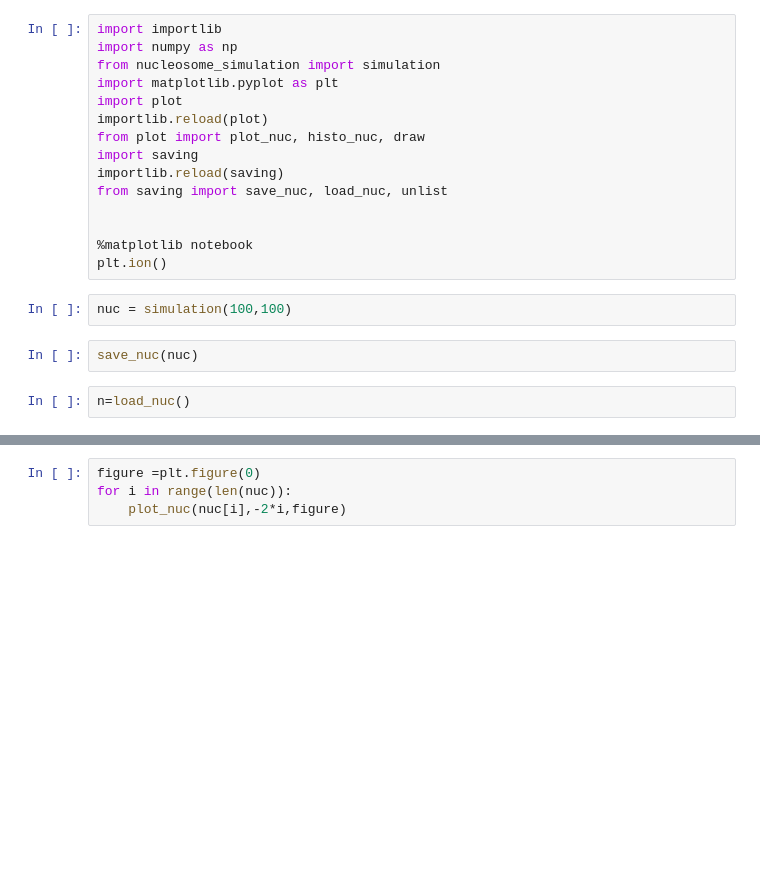
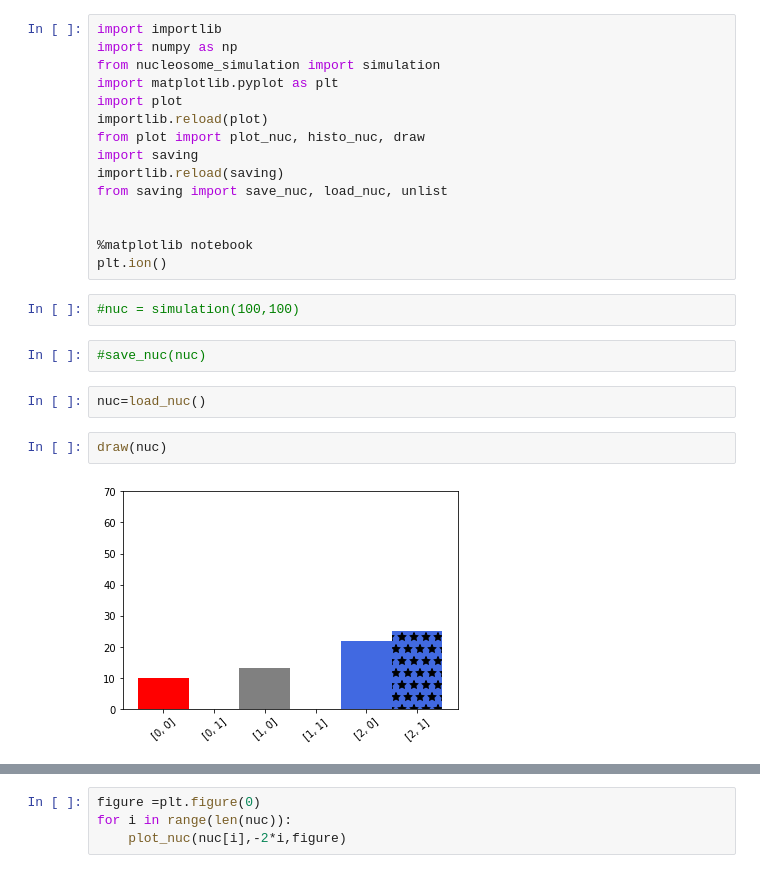
Before and after one commit to ranahoury/projet_mod, a Jupyter notebook: Notre Projet mais avec des classes.ipynb, the cells around one changed output, grey strips where cells are left out. Cells and saved outputs as stored; diff of their text form; blank space fills up the shorter version.

```diff
--- a/Notre Projet mais avec des classes.ipynb
+++ b/Notre Projet mais avec des classes.ipynb
@@ -14,8 +14,12 @@ from saving import save_nuc, load_nuc, unlist
 %matplotlib notebook
 plt.ion()
 # %%
-nuc = simulation(100,100)
+#nuc = simulation(100,100)
+# %%
+#save_nuc(nuc)
+# %%
+nuc=load_nuc()
 # %%
-save_nuc(nuc)
+draw(nuc)
+# %% [output]
+[figure, added]
-# %%
-n=load_nuc()
```
Also changed, not shown: parts of 1 cell of this notebook.
